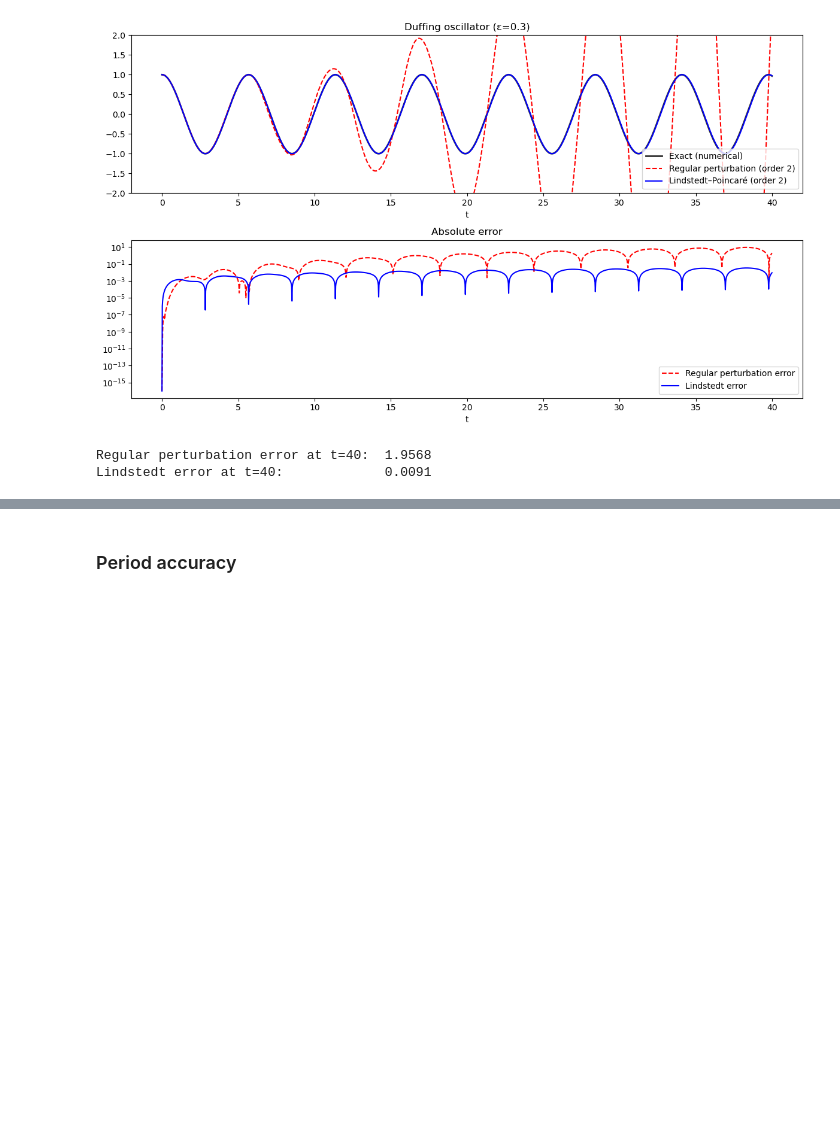
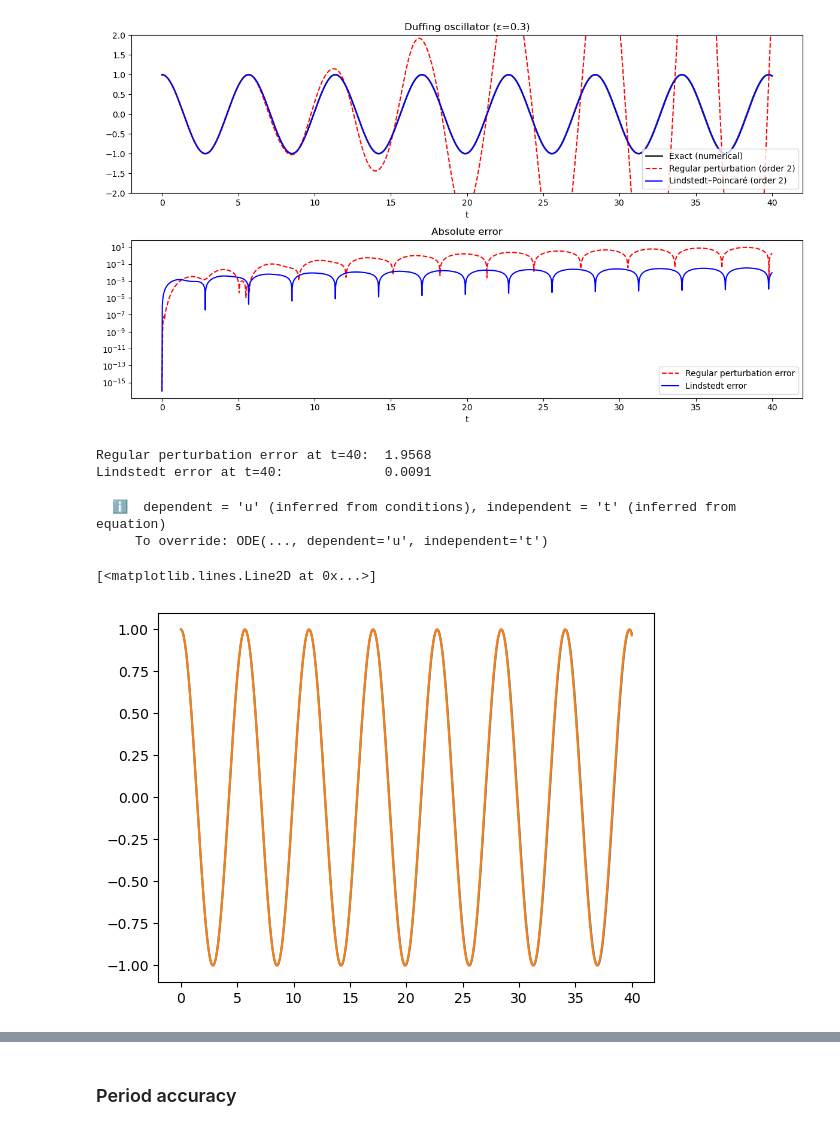
Before and after one commit to saadgroup/asymptotics, a Jupyter notebook: examples/04_lindstedt.ipynb, the cells around one changed output, grey strips where cells are left out. Saved outputs shown, nothing was run; the diff lists cells and outputs as text; code cells hidden in the pictures; blank space fills up the shorter version.

```diff
--- a/examples/04_lindstedt.ipynb
+++ b/examples/04_lindstedt.ipynb
@@ -108,3 +106,27 @@ print(f"Lindstedt error at t=40:             {abs(u_exact[-1] - u_lind[-1]):.4f}
 [figure]
 Regular perturbation error at t=40:  1.9568
 Lindstedt error at t=40:             0.0091
+# %%
+eq = ODE(
+    "u'' + u + eps*u**3",
+    small_param = "eps",
+    conditions  = ["u(0) = 1", "u'(0) = 0"],
+)
+
+sol = eq.expand_lindstedt(order=2)
+
+eps_val = 0.3
+t_vals  = np.linspace(0, 40, 2000)
+
+# Numerical (exact)
+def rhs_duffing(t, y): return [y[1], -y[0] - eps_val*y[0]**3]
+num = solve_ivp(rhs_duffing, [0, 40], [1.0, 0.0], dense_output=True, rtol=1e-12)
+u_exact = num.sol(t_vals)[0]
+
+plt.plot(t_vals, sol.eval(eps=eps_val,at=t_vals))
+plt.plot(t_vals, u_exact)
+# %% [output]
+  ℹ️  dependent = 'u' (inferred from conditions), independent = 't' (inferred from equation)
+     To override: ODE(..., dependent='u', independent='t')
+[<matplotlib.lines.Line2D at 0x...>]
+[figure, added]
```
Also changed, not shown: parts of 3 cells of this notebook, 17 other files.
